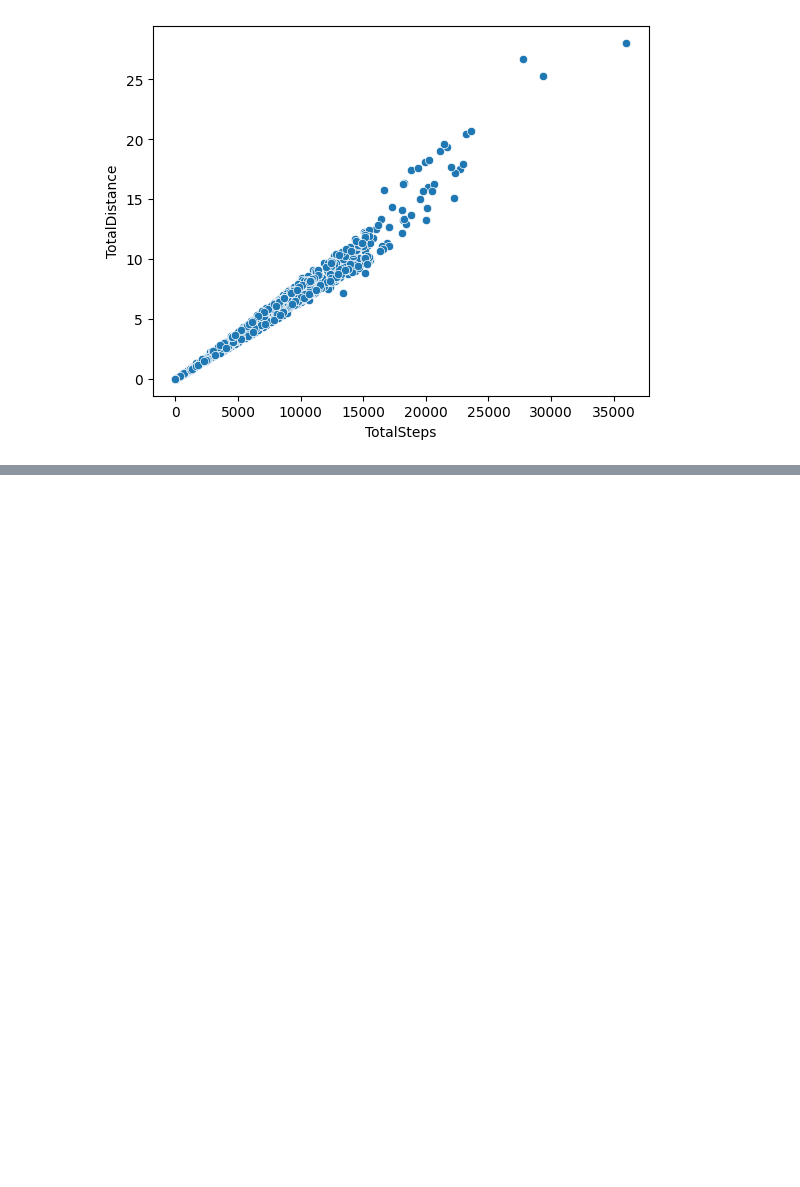
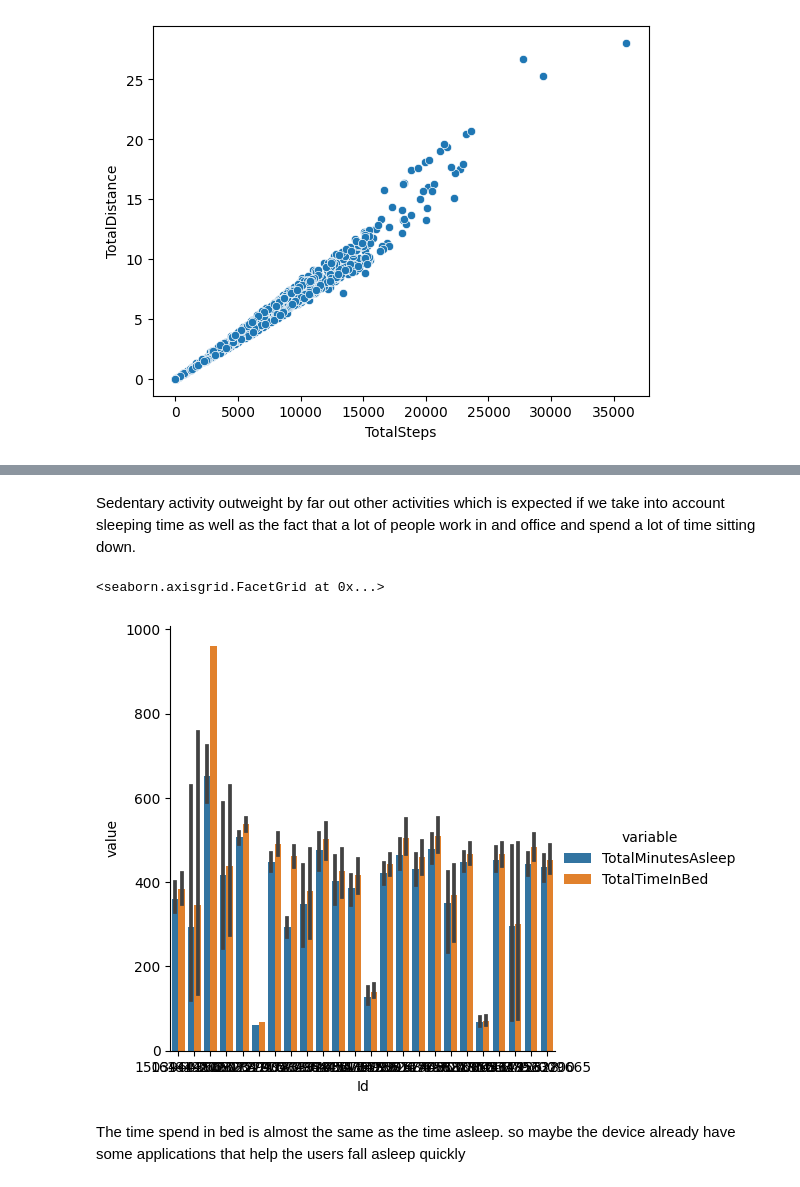
Before and after one commit to estelleariane/bellabeat-case, a Jupyter notebook: analysis.ipynb, the cells around one changed output, grey strips where cells are left out. Cells and saved outputs as stored; diff of their text form; code cells hidden in the pictures; blank space fills up the shorter version.

```diff
--- a/analysis.ipynb
+++ b/analysis.ipynb
@@ -236,0 +240,15 @@ SyntaxError: invalid syntax (3866612775.py, line 1)
+# %% [markdown]
+Sedentary activity outweight by far out  other activities which is expected if we take into account sleeping  time as well as the fact that a lot of people work in and office and spend a lot of time sitting down.
+# %%
+ df_Melt = sleepDay_df.melt(id_vars=['Id'], value_vars=['TotalMinutesAsleep', 'TotalTimeInBed'])
+
+ df_subtotal = df_Melt.groupby('Id', as_index=False)[['value']].agg('sum')
+##df_subtotal['value'] = df_subtotal['value'] + 'subtotal'
+df_new = pd.concat([df_Melt, df_subtotal], axis=0, ignore_index=True)
+# %%
+sns.catplot(df_new, x='Id', y='value',hue='variable', kind='bar')
+# %% [output]
+<seaborn.axisgrid.FacetGrid at 0x...>
+[figure, added]
+# %% [markdown]
+The time spend in bed is almost the same as the time asleep. so maybe the device already have some applications that help the users fall asleep quickly
```
Also changed, not shown: parts of 6 cells of this notebook.
